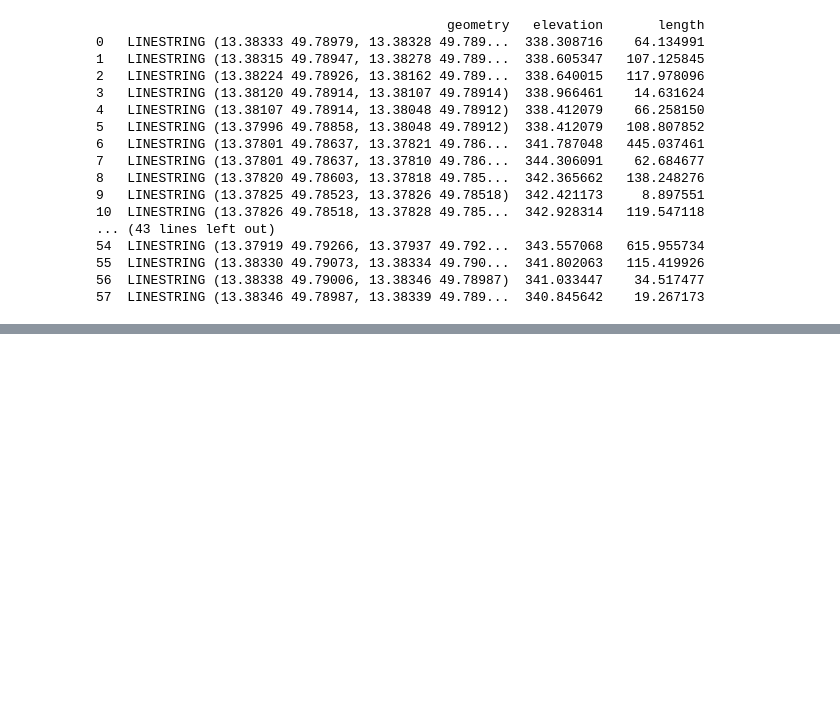
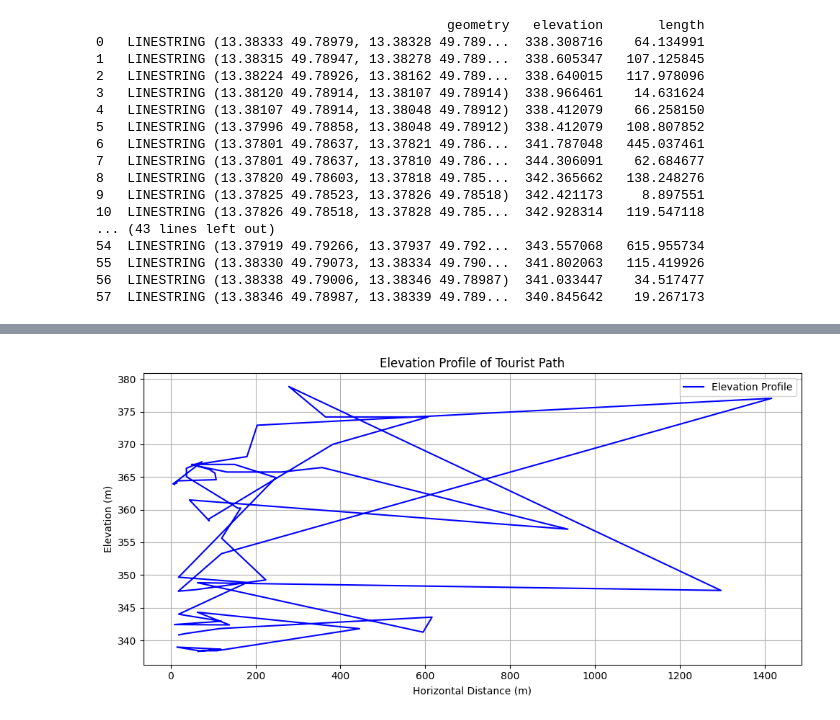
Before and after one commit to kovarmi9/UZPR_elevation_profile_analysis, a Jupyter notebook: elevation_profile_analysis.ipynb, the cells around one changed output, grey strips where cells are left out. Cells and saved outputs as stored; diff of their text form; code cells hidden in the pictures; blank space fills up the shorter version.

Commit message:
Testting profiles

```diff
--- a/elevation_profile_analysis.ipynb
+++ b/elevation_profile_analysis.ipynb
@@ -345,72 +345,32 @@ print(gdf[['geometry', 'elevation', 'length']])
 57  LINESTRING (13.38346 49.78987, 13.38339 49.789...  340.845642    19.267173
 # %%
 import numpy as np
-import geopandas as gpd
 import matplotlib.pyplot as plt
-from shapely.geometry import LineString
-import rasterio
-from geopy.distance import geodesic  # Použití geopy pro výpočet vzdálenosti mezi body
 
-# Předpokládáme, že 'gdf' obsahuje geometrii turistických tras
+# Ensure the data are 1D numpy arrays (in case they are multi-dimensional or pandas series)
+elevations = np.array(gdf['elevation'].dropna())  # Convert to numpy array and remove NaN
+distances = np.array(gdf['length'].dropna())  # Convert to numpy array and remove NaN
 
-# Vytvoříme seznam pro vzdálenosti a výšky
-distances = []
-elevations = []
+# Check that the length of both arrays is the same
+if len(elevations) != len(distances):
+    print("The lengths of the elevation and distance arrays do not match!")
+else:
+    # Plotting the elevation profile
+    fig, ax = plt.subplots(figsize=(10, 5))
+    ax.plot(distances, elevations, label='Elevation Profile', color='b')
 
-# Funkce pro výpočet vzdálenosti mezi dvěma body
-def calculate_distance(coord1, coord2):
-    return geodesic(coord1, coord2).meters
+    # Add labels and title
+    ax.set_xlabel('Horizontal Distance (m)')
+    ax.set_ylabel('Elevation (m)')
+    ax.set_title('Elevation Profile of Tourist Path')
 
-# Kumulativní výpočet vzdálenosti a výšky
-cumulative_distance = 0  # Začínáme na nule
-for line in gdf.geometry:
-    coords = list(line.coords)  # Získáme souřadnice trasy
-    for i in range(1, len(coords)):
-        # Vypočítáme vzdálenost mezi dvěma sousedními body
-        distance = calculate_distance(coords[i-1], coords[i])
-        cumulative_distance += distance
-        distances.append(cumulative_distance)
+    # Show the grid and legend
+    ax.grid(True)
+    ax.legend()
 
-        # Výška (elevation) z rastrového souboru
-        lon, lat = coords[i]
+    # Adjust layout for better display
+    plt.tight_layout()
 
-        # Otevření rastrového souboru a kontrola hranic
-        with rasterio.open("dmr5g_bounding_box.tif") as src:
-            # Získání řádku a sloupce pro souřadnice
-            row, col = src.index(lon, lat)
-
-            # Kontrola, zda jsou řádek a sloupec v rámci dostupných dat
-            if 0 <= row < src.height and 0 <= col < src.width:
-                elevation = src.read(1)[row, col]  # Výška v tomto bodě
-                elevations.append(elevation)
-            else:
-                # Pokud je souřadnice mimo rozsah, přidáme None nebo jiný výchozí znak
-                elevations.append(None)
-
-# Ujistíme se, že vzdálenosti a výšky jsou numpy pole pro správné vykreslení
-distances = np.array(distances)
-elevations = np.array(elevations)
-
-# Vykreslení výškového profilu
-fig, ax = plt.subplots(figsize=(10, 5))
-ax.plot(distances, elevations, label='Elevation Profile', color='b')
-
-# Přidání popisků a titulku
-ax.set_xlabel('Horizontal Distance (m)')
-ax.set_ylabel('Elevation (m)')
-ax.set_title('Elevation Profile of Tourist Path')
-
-# Zobrazení mřížky a legendy
-ax.grid(True)
-ax.legend()
-
-# Úprava layoutu pro lepší zobrazení
-plt.tight_layout()
-
-# Zobrazení grafu
-plt.show()
-
-# Výpočet celkové kumulativní vzdálenosti
-total_distance = cumulative_distance
-print(f"Celková kumulativní vzdálenost trasy: {total_distance} metrů")
+    # Display the plot
+    plt.show()
 # %% [output]
@@ -417,0 +377 @@ ModuleNotFoundError: No module named 'geopy'
+[figure, added]
```
Also changed, not shown: parts of 2 cells of this notebook.
